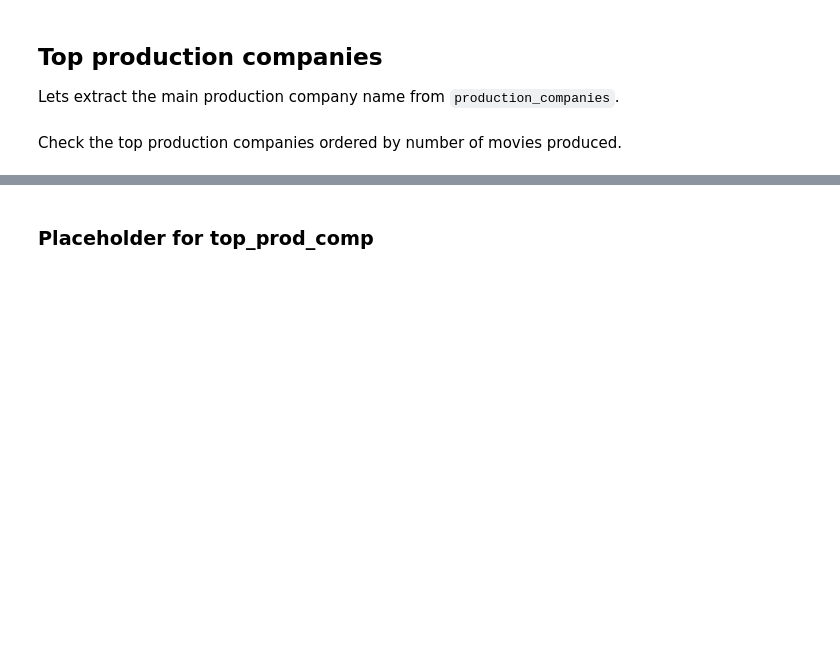
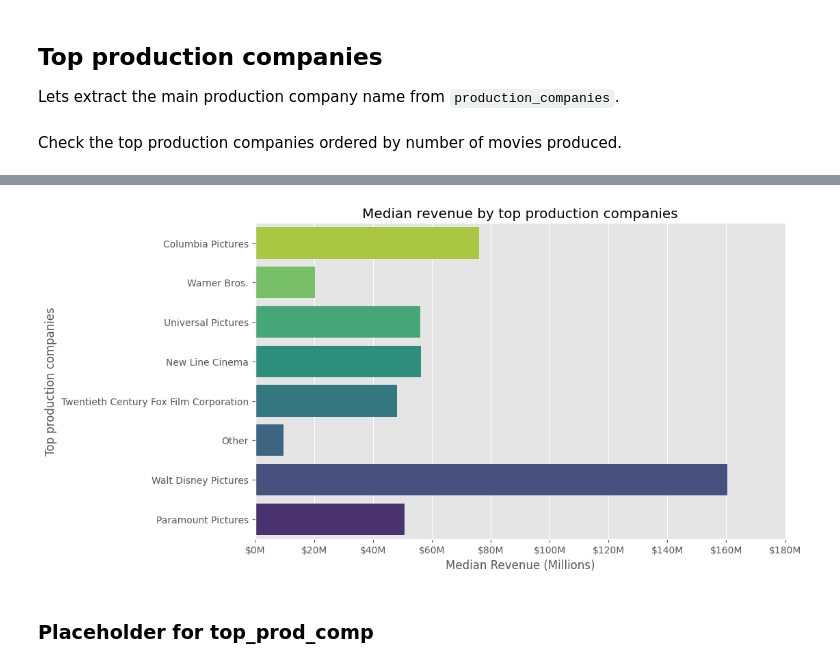
Before and after one commit to ES-Abdellatif/box-office-predictions, a Jupyter notebook: BoxOffice_Predictions_PyDraft.ipynb, the cells around one changed output, grey strips where cells are left out. Drawn from its saved outputs; the diff is of its cells as text; code cells hidden in the pictures; blank space fills up the shorter version.

```diff
--- a/BoxOffice_Predictions_PyDraft.ipynb
+++ b/BoxOffice_Predictions_PyDraft.ipynb
@@ -362,3 +423,36 @@ top_prod_companies = (
+# %%
+# Set figure size
+plt.figure(figsize=(10, 6))
+
+# Create horizontal bar plot for median revenue
+sns.barplot(data=subset_data,
+            y="top_prod_comp",
+            x="revenue",
+            estimator=np.median,
+            hue="top_prod_comp",
+            palette="viridis",
+            dodge=False,
+            errorbar=None)
+
+# Formatting
+max_x = subset_data.groupby("top_prod_comp")["revenue"].median().max()  # Get max median revenue
+plt.xlim(0, max_x * 1.1)  # Add a small buffer
+
+# Set x-ticks dynamically
+plt.xticks(plt.xticks()[0], [f'${int(x/1e6)}M' for x in plt.xticks()[0]])
+
+plt.title("Median revenue by top production companies")
+plt.xlabel("Median Revenue (Millions)")
+plt.ylabel("Top production companies")
+plt.legend([], [], frameon=False)  # Hide legend
+sns.despine()
+
+# Flip coordinates for horizontal orientation
+plt.gca().invert_yaxis()
+
+plt.show()
+# %% [output]
+[figure, added]
 # %% [markdown]
 ### Placeholder for top_prod_comp
 # %%
```
Also changed, not shown: parts of 10 cells of this notebook, 1 other file.
